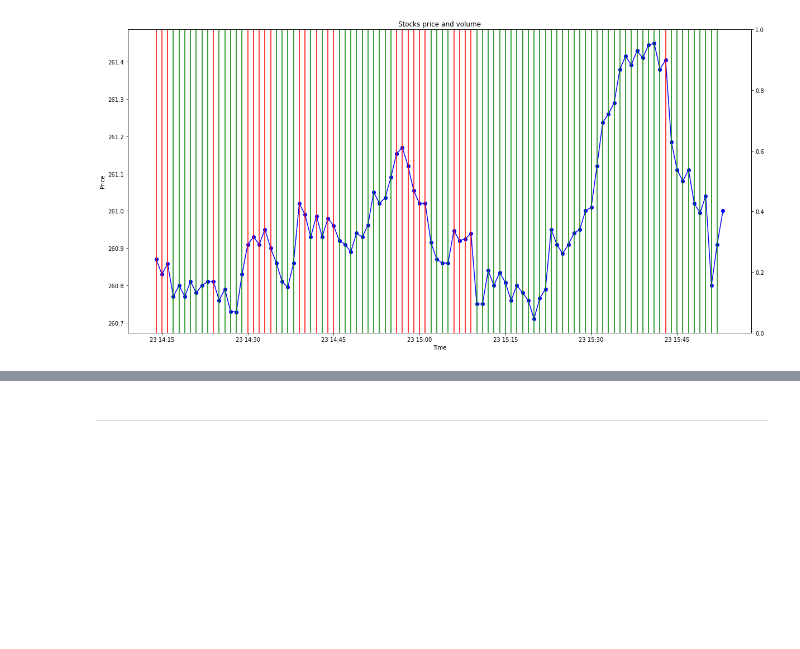
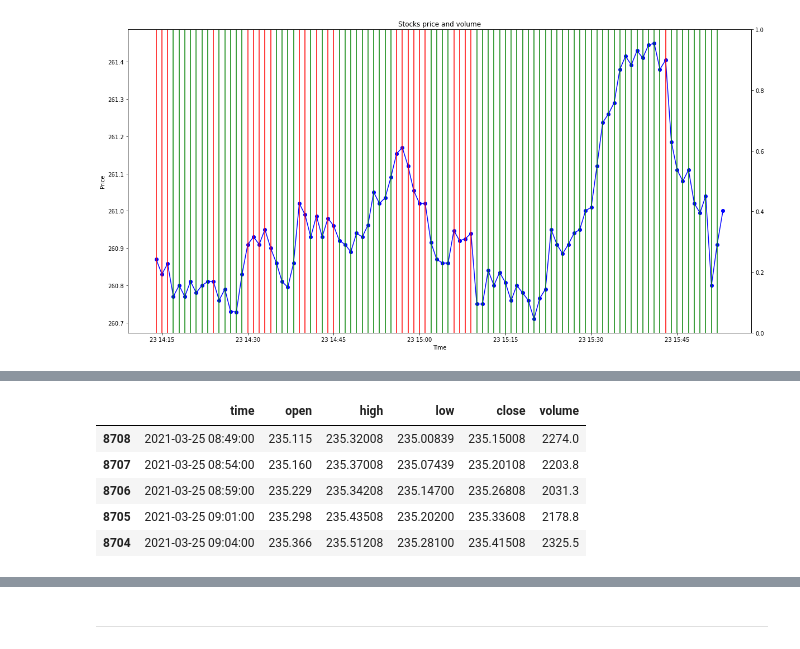
Before and after one commit to Varun487/BinaryOptions_DeepLearning, a Jupyter notebook: Models/Backtesting.ipynb, the cells around one changed output, grey strips where cells are left out. Saved outputs shown, nothing was run; the diff lists cells and outputs as text; code cells hidden in the pictures; blank space fills up the shorter version.

```diff
--- a/Models/Backtesting.ipynb
+++ b/Models/Backtesting.ipynb
@@ -1539,0 +1744,18 @@ Text(0.5, 1.0, '')
+# %%
+# Replace 0 to avoid dividing by 0 later on
+df['volume'].replace(to_replace=0, method='ffill', inplace=True)
+df.sort_values('time', inplace=True)
+
+# Apply moving average with a window of 10 days to all columns
+df[['open', 'high', 'low', 'close', 'volume']] = df[['open', 'high', 'low', 'close', 'volume']].rolling(10).mean()
+
+# Drop all rows with NaN values
+df.dropna(how='any', axis=0, inplace=True)
+df.head()
+# %% [output]
+|  | time | open | high | low | close | volume |
+| 8708 | 2021-03-25 08:49:00 | 235.115 | 235.32008 | 235.00839 | 235.15008 | 2274.0 |
+| 8707 | 2021-03-25 08:54:00 | 235.160 | 235.37008 | 235.07439 | 235.20108 | 2203.8 |
+| 8706 | 2021-03-25 08:59:00 | 235.229 | 235.34208 | 235.14700 | 235.26808 | 2031.3 |
+| 8705 | 2021-03-25 09:01:00 | 235.298 | 235.43508 | 235.20200 | 235.33608 | 2178.8 |
+| 8704 | 2021-03-25 09:04:00 | 235.366 | 235.51208 | 235.28100 | 235.41508 | 2325.5 |
```
Also changed, not shown: parts of 24 cells of this notebook.
